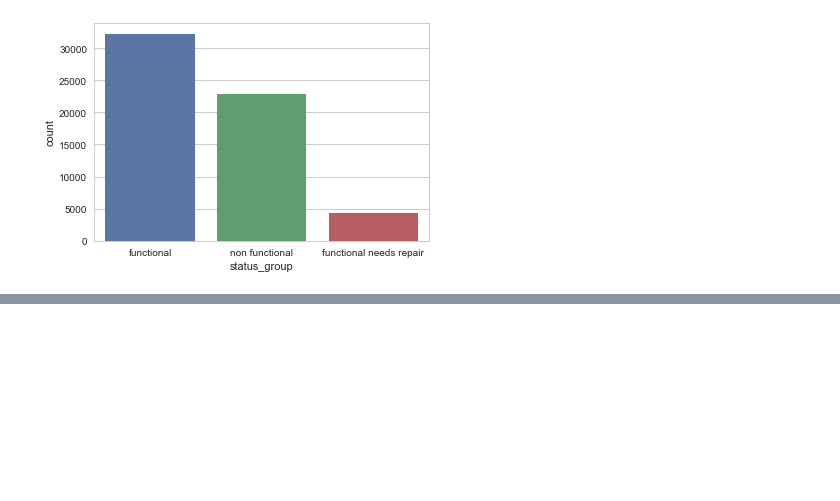
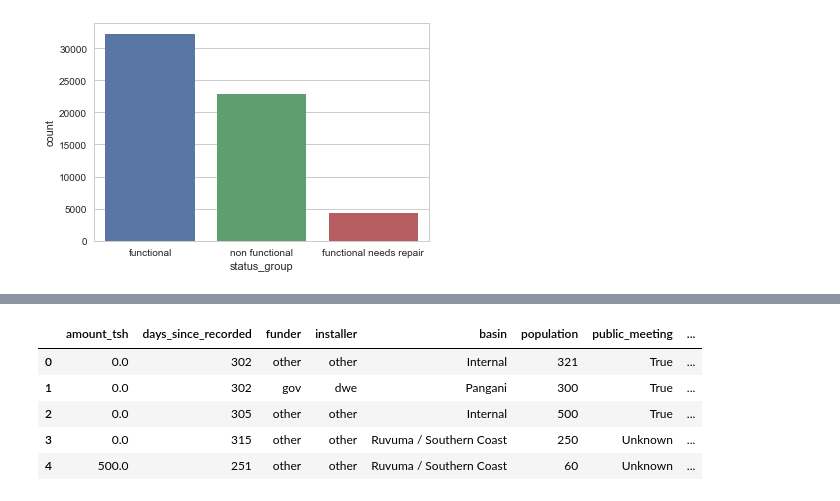
Before and after one commit to ksdkalluri/identifying_faulty_pumps, a Jupyter notebook: Identifying_which_pumps_are_faulty.ipynb, the cells around one changed output, grey strips where cells are left out. Cells and saved outputs as stored; diff of their text form; code cells hidden in the pictures; blank space fills up the shorter version.

```diff
--- a/Identifying_which_pumps_are_faulty.ipynb
+++ b/Identifying_which_pumps_are_faulty.ipynb
@@ -592,3 +787,23 @@ sns.countplot(training_df['status_group'])
 # %% [output]
 <matplotlib.axes._subplots.AxesSubplot at 0x...>
 [figure]
+# %%
+## Matching Training and testi data frames
+test = test.drop(['gps_height', 'longitude', 'latitude', 'region_code', 'district_code',
+                  'num_private', 'id', 'payment', 'management_group', 'management',
+                  'extraction_type', 'extraction_type_group', 'recorded_by','region', 'lga',
+                  'ward', 'wpt_name', 'scheme_name', 'subvillage', 'quantity_group',
+                 'quality_group', 'source'], axis=1)
+# %%
+##cleaning the columns as the training data set
+test.date_recorded = pd.datetime(2013, 12, 3) - pd.to_datetime(test.date_recorded)
+test.columns = ['days_since_recorded' if x=='date_recorded' else x for x in test.columns]
+test.days_since_recorded = test.days_since_recorded.astype('timedelta64[D]').astype(int)
+
+test.permit = test.permit.fillna('Unknown')
+test.public_meeting = test.public_meeting.fillna('Unknown')
+
+test['scheme_management'] = test.apply(lambda row: scheme_clean(row), axis=1)
+test['construction_year'] = test.apply(lambda row: construction_clean(row), axis=1)
+test['installer'] = test.apply(lambda row: installer_clean(row), axis=1)
+test['funder'] = test.apply(lambda row: funder_clean(row), axis=1)
@@ -594,0 +819,9 @@ sns.countplot(training_df['status_group'])
+# %%
+test.head()
+# %% [output]
+|  | amount_tsh | days_since_recorded | funder | installer | basin | population | public_meeting | ... |
+| 0 | 0.0 | 302 | other | other | Internal | 321 | True | ... |
+| 1 | 0.0 | 302 | gov | dwe | Pangani | 300 | True | ... |
+| 2 | 0.0 | 305 | other | other | Internal | 500 | True | ... |
+| 3 | 0.0 | 315 | other | other | Ruvuma / Southern Coast | 250 | Unknown | ... |
+| 4 | 500.0 | 251 | other | other | Ruvuma / Southern Coast | 60 | Unknown | ... |
```
Also changed, not shown: parts of 32 cells of this notebook, 2 other files.
